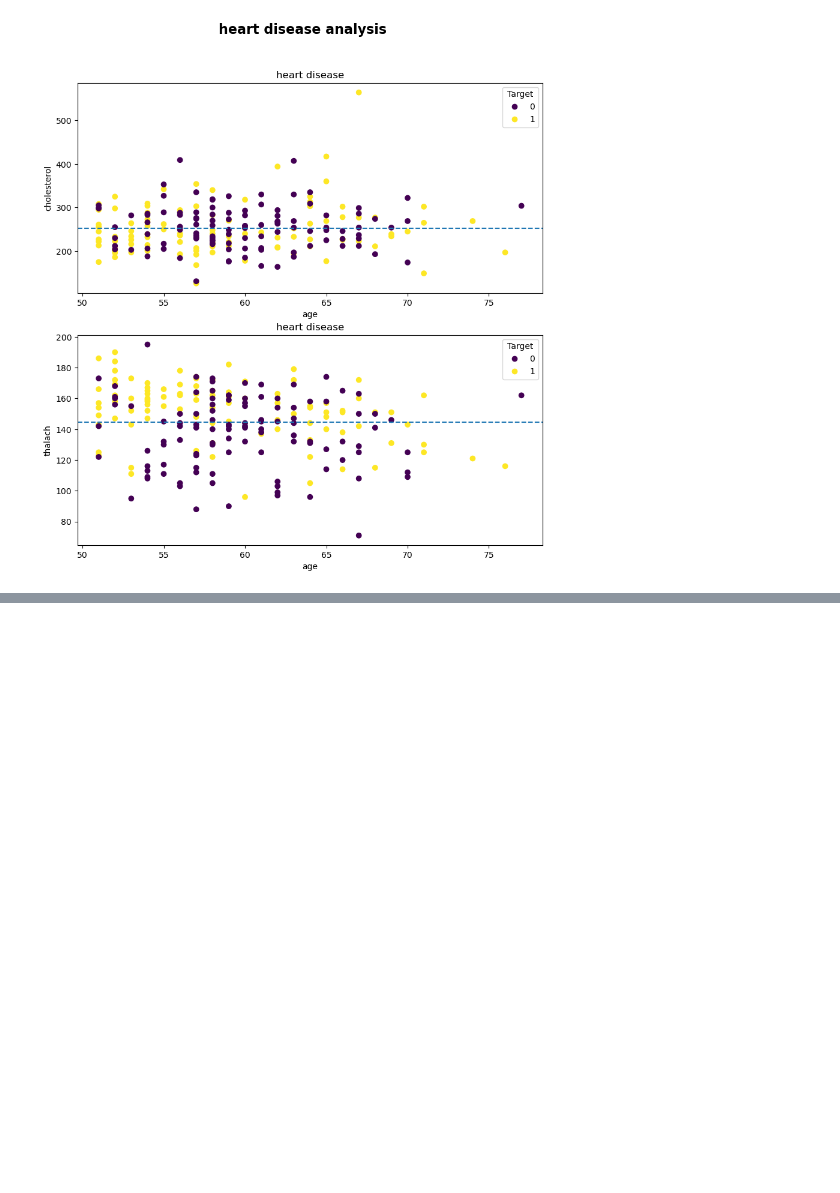
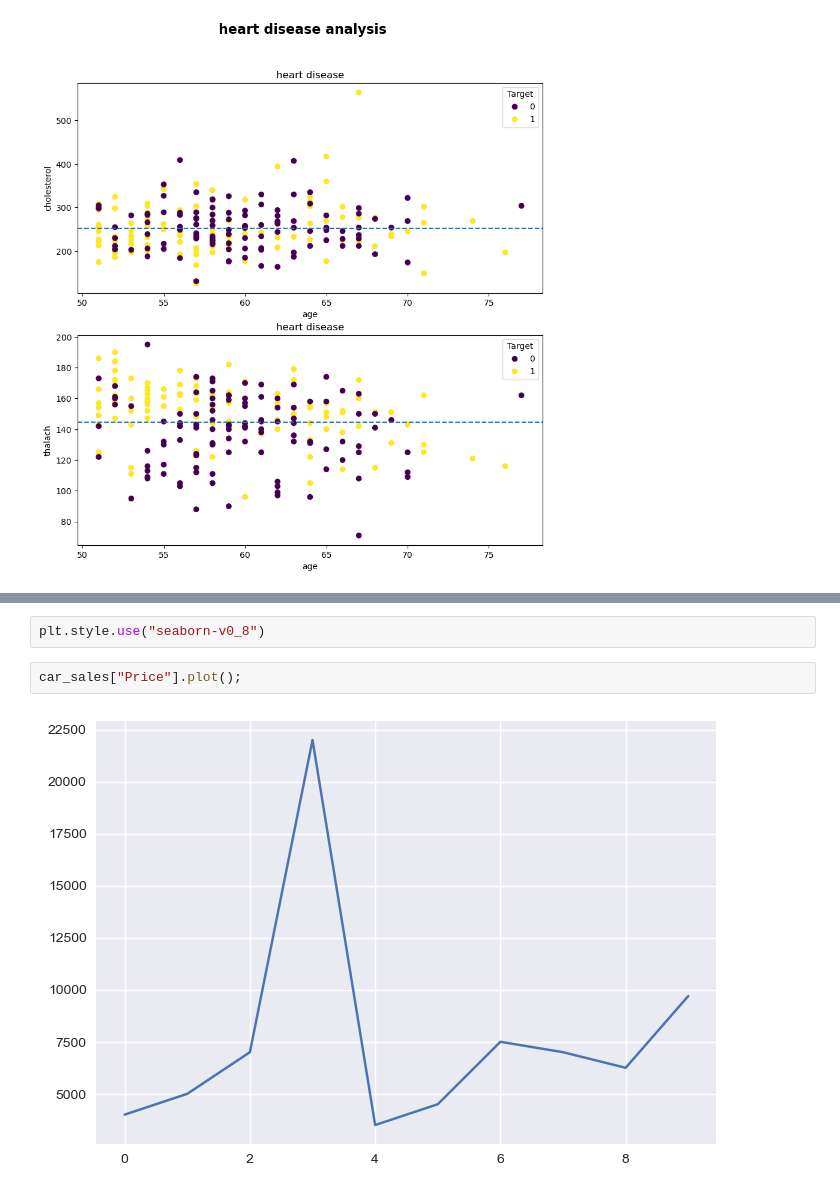
Before and after one commit to olivergarciarg/022_ML_trainning, a Jupyter notebook: sample_project_01/intro matplotlib.ipynb, the cells around one changed output, grey strips where cells are left out. Cells and saved outputs as stored; diff of their text form; blank space fills up the shorter version.

```diff
--- a/sample_project_01/intro matplotlib.ipynb
+++ b/sample_project_01/intro matplotlib.ipynb
@@ -379,0 +414,6 @@ fig.suptitle("heart disease analysis", fontsize=16, fontweight="bold");
+# %%
+plt.style.use("seaborn-v0_8")
+# %%
+car_sales["Price"].plot();
+# %% [output]
+[figure, added]
```
Also changed, not shown: parts of 22 cells of this notebook, 1 other file.
